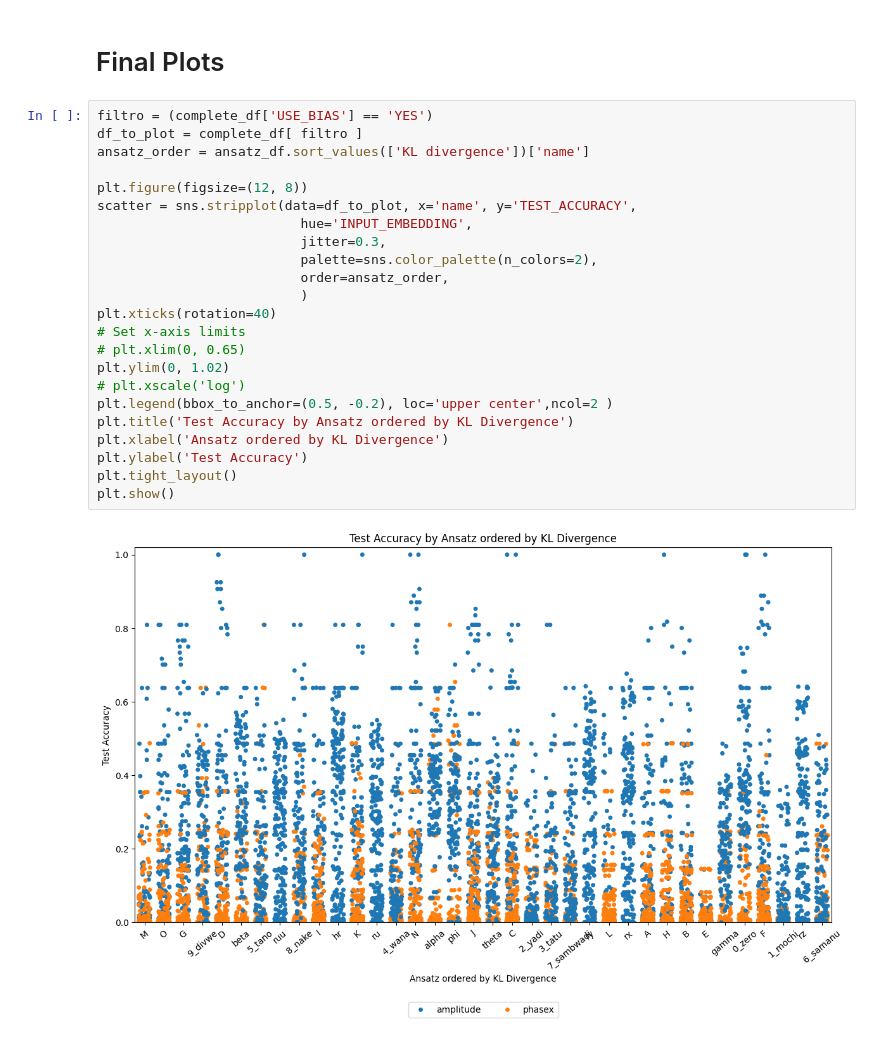
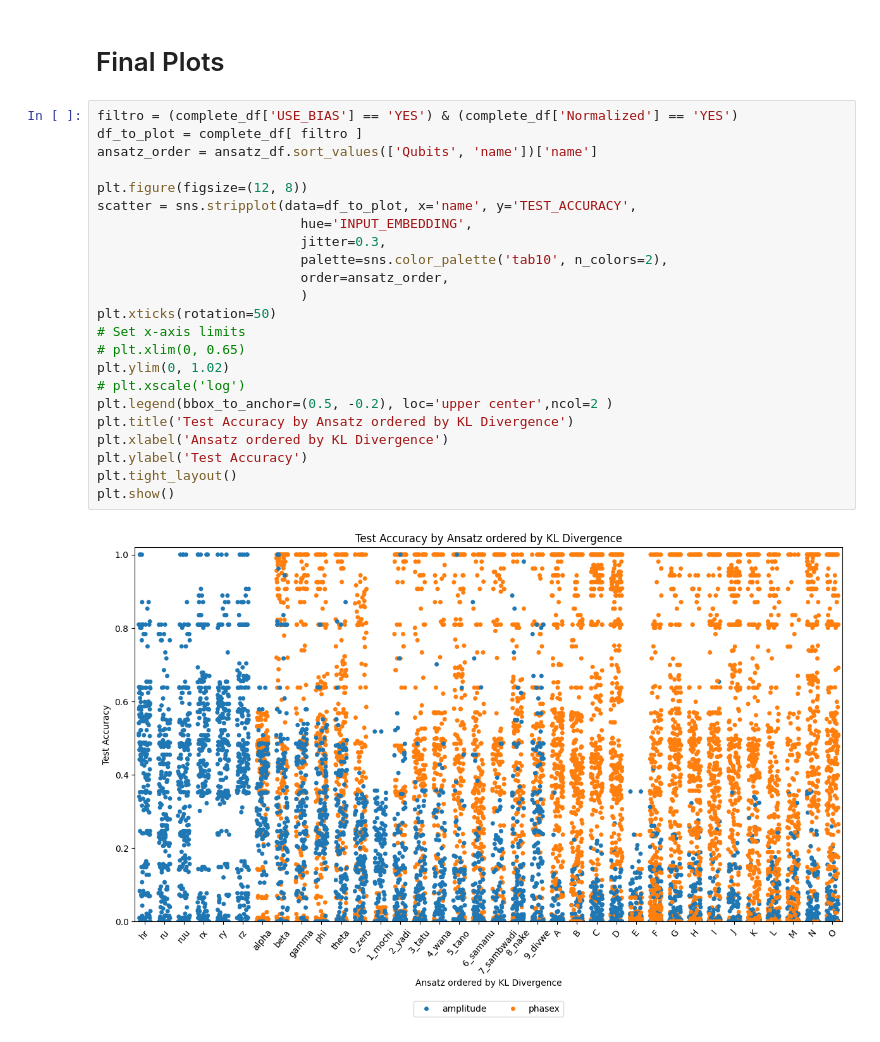
Before and after one commit to SamuellH12/Quantum-Express-Entang-Measures, a Jupyter notebook: reports_data/dataAnalysis.ipynb, the cells around one changed output. Drawn from its saved outputs; the diff is of its cells as text.

```diff
--- a/reports_data/dataAnalysis.ipynb
+++ b/reports_data/dataAnalysis.ipynb
@@ -271,28 +537,28 @@ plt.show()
 # %% [markdown]
 # Final Plots
 # %%
-filtro = (complete_df['USE_BIAS'] == 'YES')
+filtro = (complete_df['USE_BIAS'] == 'YES') & (complete_df['Normalized'] == 'YES')
 df_to_plot = complete_df[ filtro ]
-ansatz_order = ansatz_df.sort_values(['KL divergence'])['name']
+ansatz_order = ansatz_df.sort_values(['Qubits', 'name'])['name']
 
 plt.figure(figsize=(12, 8))
 scatter = sns.stripplot(data=df_to_plot, x='name', y='TEST_ACCURACY',
                           hue='INPUT_EMBEDDING',
                           jitter=0.3,
-                          palette=sns.color_palette(n_colors=2),
+                          palette=sns.color_palette('tab10', n_colors=2),
                           order=ansatz_order,
                           )
-plt.xticks(rotation=40)
+plt.xticks(rotation=50)
 # Set x-axis limits
 # plt.xlim(0, 0.65)
 plt.ylim(0, 1.02)
 # plt.xscale('log')
 plt.legend(bbox_to_anchor=(0.5, -0.2), loc='upper center',ncol=2 )
 plt.title('Test Accuracy by Ansatz ordered by KL Divergence')
 plt.xlabel('Ansatz ordered by KL Divergence')
 plt.ylabel('Test Accuracy')
 plt.tight_layout()
 plt.show()
 # %% [output]
-[figure, old version]
+[figure, new version]
 # %%
```
Also changed, not shown: parts of 27 cells of this notebook, 22 other files.
